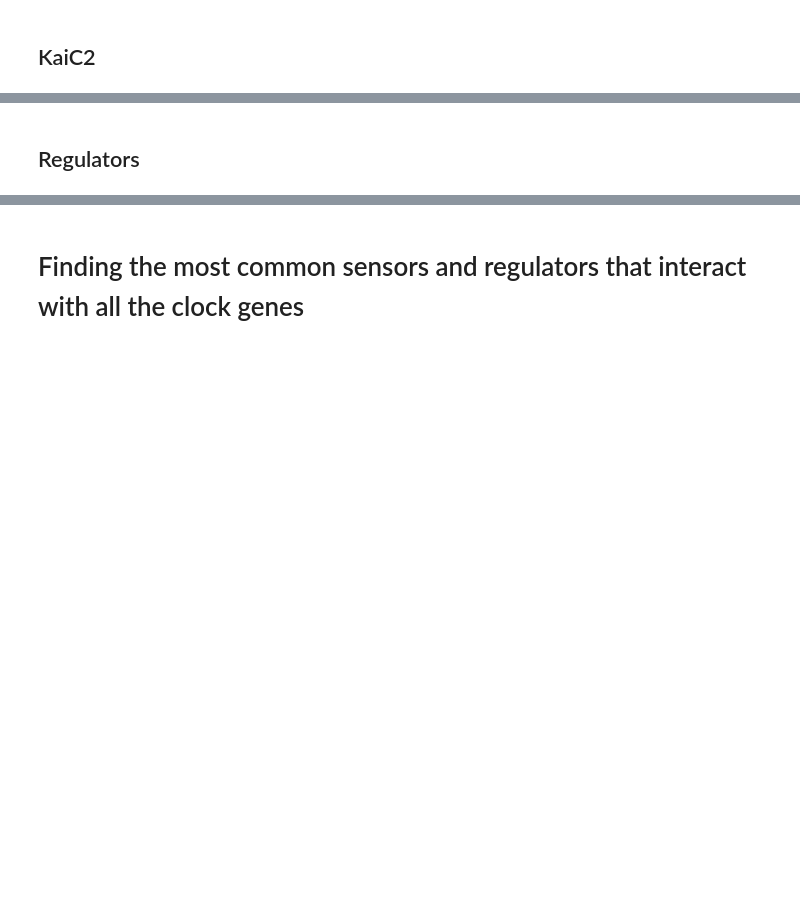
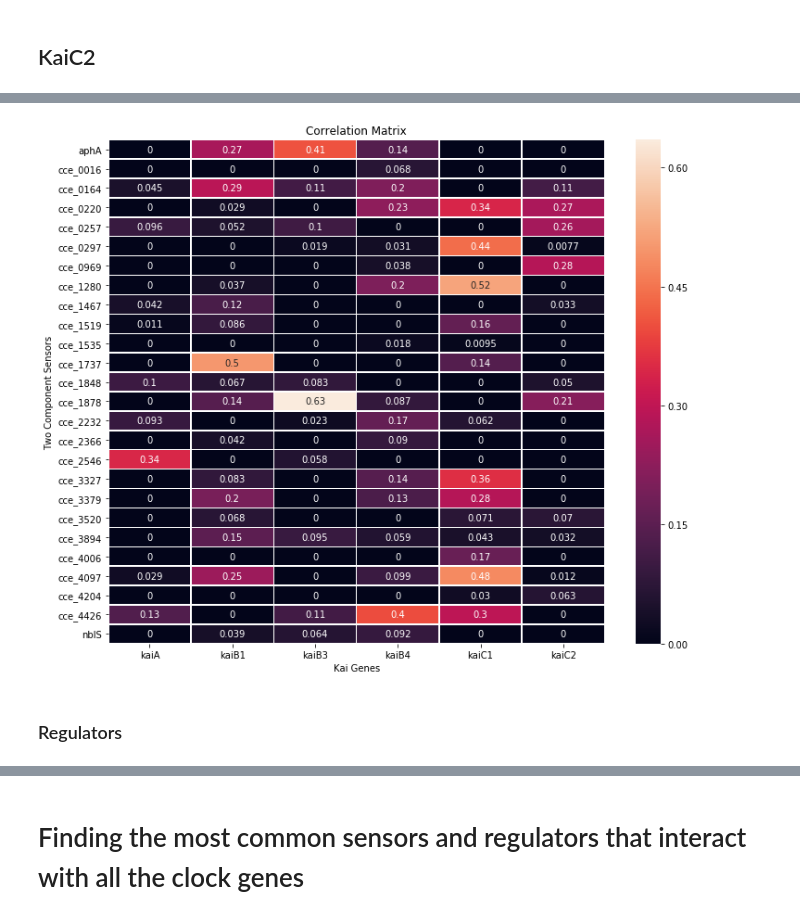
Before and after one commit to deeprob/Gene-Expression-Analysis-Pipeline, a Jupyter notebook: Microarray-Data-Analysis-386.ipynb, the cells around one changed output, grey strips where cells are left out. Cells and saved outputs as stored; diff of their text form; code cells hidden in the pictures; blank space fills up the shorter version.

```diff
--- a/Microarray-Data-Analysis-386.ipynb
+++ b/Microarray-Data-Analysis-386.ipynb
@@ -282,2 +292,9 @@ twoComponentsExp.loc[twoComponentsExp.ORF.isin(sensor_set)]
+# %%
+sensor = ClockVisualize(clock_interaction_dict,
+                        interaction_type='sensor')
+# %%
+sensor.visualize_matrix()
+# %% [output]
+[figure, added]
 # %% [markdown]
-## Regulators
+### Regulators
```
Also changed, not shown: parts of 38 cells of this notebook, 3 other files.
